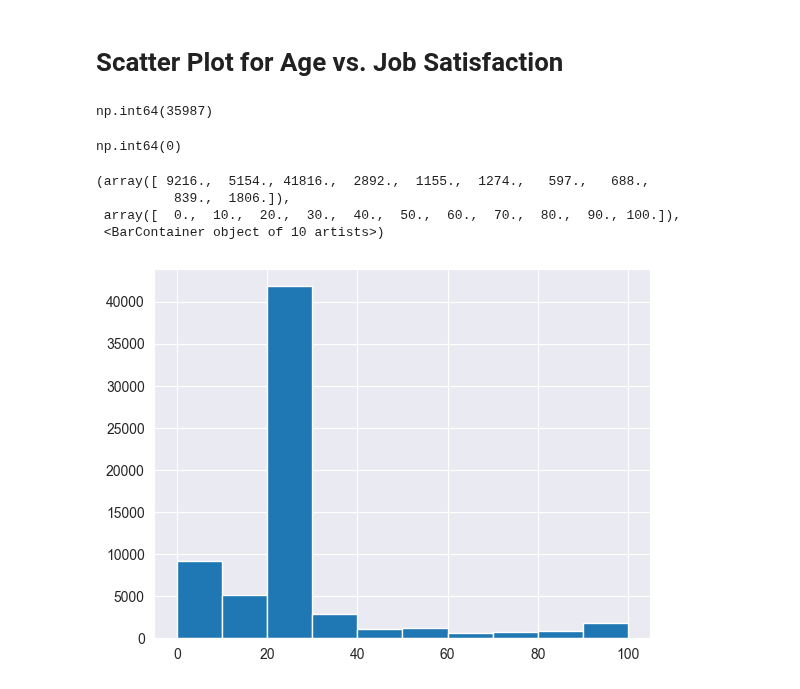
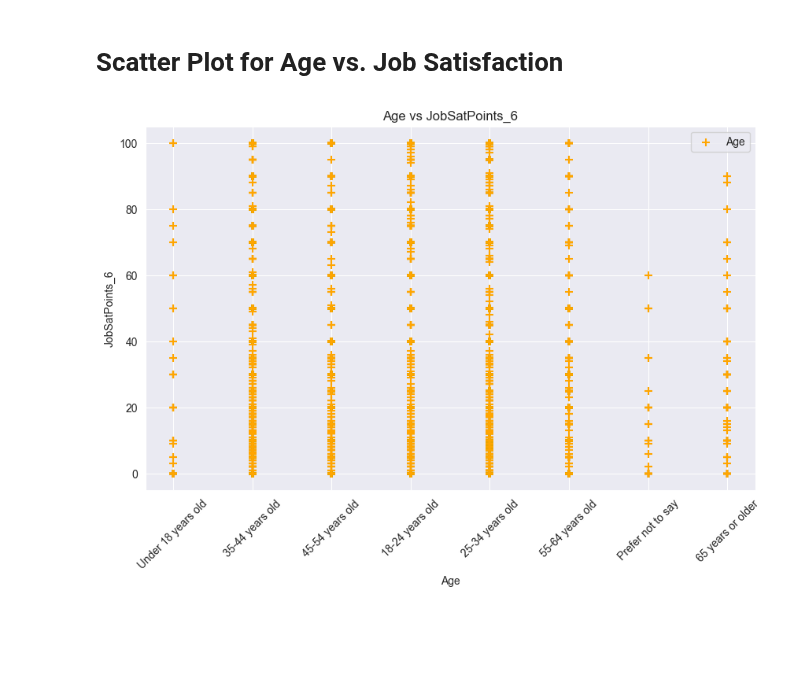
Before and after one commit to Hasan082/Data-Analysis, a Jupyter notebook: Capstone_project/Scatter_Plot_rdms.ipynb, the cells around one changed output. Drawn from its saved outputs; the diff is of its cells as text; code cells hidden in the pictures; blank space fills up the shorter version.

```diff
--- a/Capstone_project/Scatter_Plot_rdms.ipynb
+++ b/Capstone_project/Scatter_Plot_rdms.ipynb
@@ -19,24 +19,14 @@ df.head()
 5 rows × 114 columns
 # %% [markdown]
 # Scatter Plot for Age vs. Job Satisfaction
-# %%
-# Job Missing Value
-job_missing = df['JobSatPoints_6'].isnull().sum()
-job_missing
-# %% [output]
-np.int64(35987)
-# %%
-df['JobSatPoints_6'] = df['JobSatPoints_6'].fillna(df['JobSatPoints_6'].mean())
-# %%
-job_missing = df['JobSatPoints_6'].isnull().sum()
-job_missing
-# %% [output]
-np.int64(0)
-# %%
-plt.hist(df['JobSatPoints_6'])
-# %% [output]
-(array([ 9216.,  5154., 41816.,  2892.,  1155.,  1274.,   597.,   688.,
-          839.,  1806.]),
- array([  0.,  10.,  20.,  30.,  40.,  50.,  60.,  70.,  80.,  90., 100.]),
- <BarContainer object of 10 artists>)
-[figure, removed]
+# %%
+plt.figure(figsize=(10, 6))
+plt.scatter(df['Age'], df['JobSatPoints_6'], c='orange', marker='+', s=50)
+plt.xlabel('Age')
+plt.xticks(rotation=45)
+plt.ylabel('JobSatPoints_6')
+plt.title('Age vs JobSatPoints_6')
+plt.legend(['Age', 'JobSatPoints_6'])
+plt.show()
+# %% [output]
+[figure, added]
```
Also changed, not shown: parts of 8 cells of this notebook.
